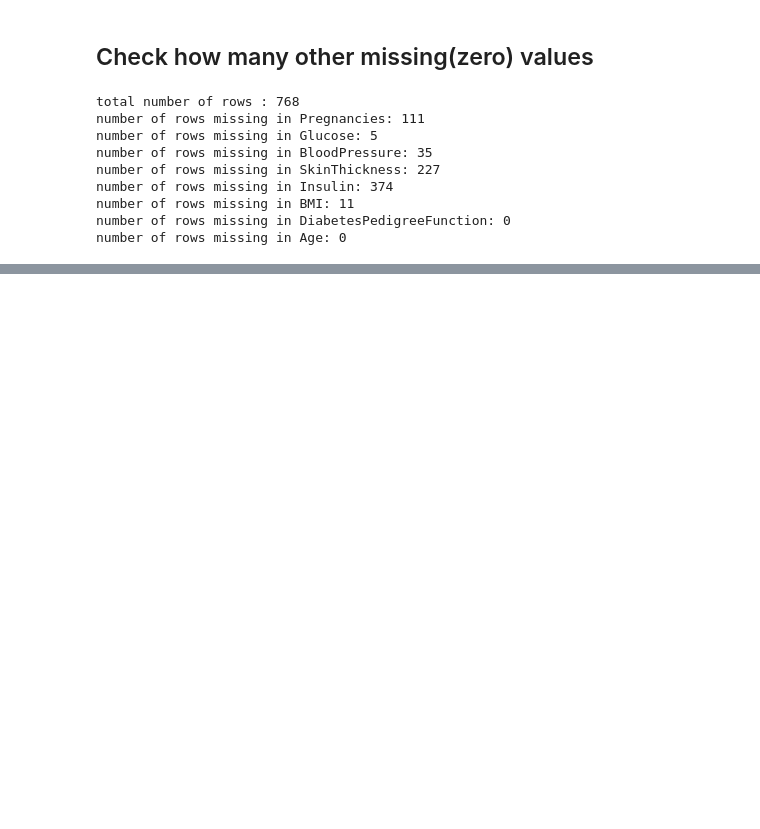
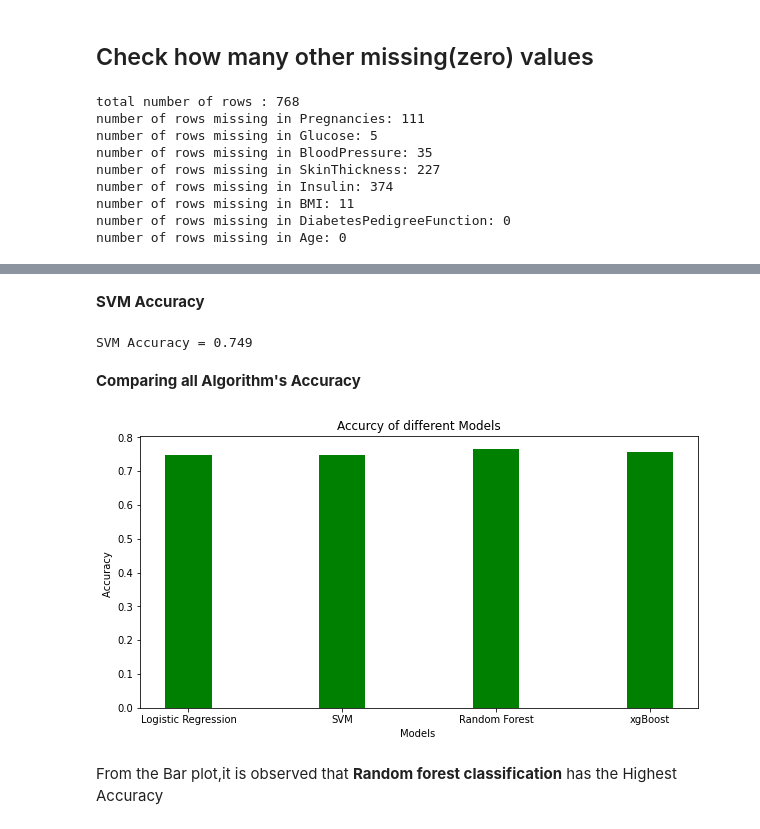
Before and after one commit to naveenkumar-prog/Curneu-Assessment, a Jupyter notebook: Diabetes_Prediction.ipynb, the cells around one changed output, grey strips where cells are left out. Saved outputs shown, nothing was run; the diff lists cells and outputs as text; code cells hidden in the pictures; blank space fills up the shorter version.

```diff
--- a/Diabetes_Prediction.ipynb
+++ b/Diabetes_Prediction.ipynb
@@ -259,0 +363,34 @@ score.mean()
+# %% [markdown]
+**SVM Accuracy**
+# %%
+accuracy_score_result = accuracy_score(y_test,y_pred)
+print ("SVM Accuracy = {0:.3f}".format(accuracy_score_result))
+# %% [output]
+SVM Accuracy = 0.749
+# %% [markdown]
+**Comparing all Algorithm's Accuracy**
+# %%
+import numpy as np
+import matplotlib.pyplot as plt
+
+
+# creating the dataset
+data = {'Logistic Regression':.749, 'SVM':.749, 'Random Forest':.766,
+		'xgBoost':.758}
+Models = list(data.keys())
+Accuracy = list(data.values())
+
+fig = plt.figure(figsize = (10, 5))
+
+# creating the bar plot
+plt.bar(Models, Accuracy, color ='green',
+		width = 0.3)
+
+plt.xlabel("Models ")
+plt.ylabel("Accuracy ")
+plt.title("Accurcy of different Models")
+plt.show()
+# %% [output]
+[figure, added]
+# %% [markdown]
+From the Bar plot,it is observed that **Random forest classification** has the Highest Accuracy
```
Also changed, not shown: parts of 44 cells of this notebook.
